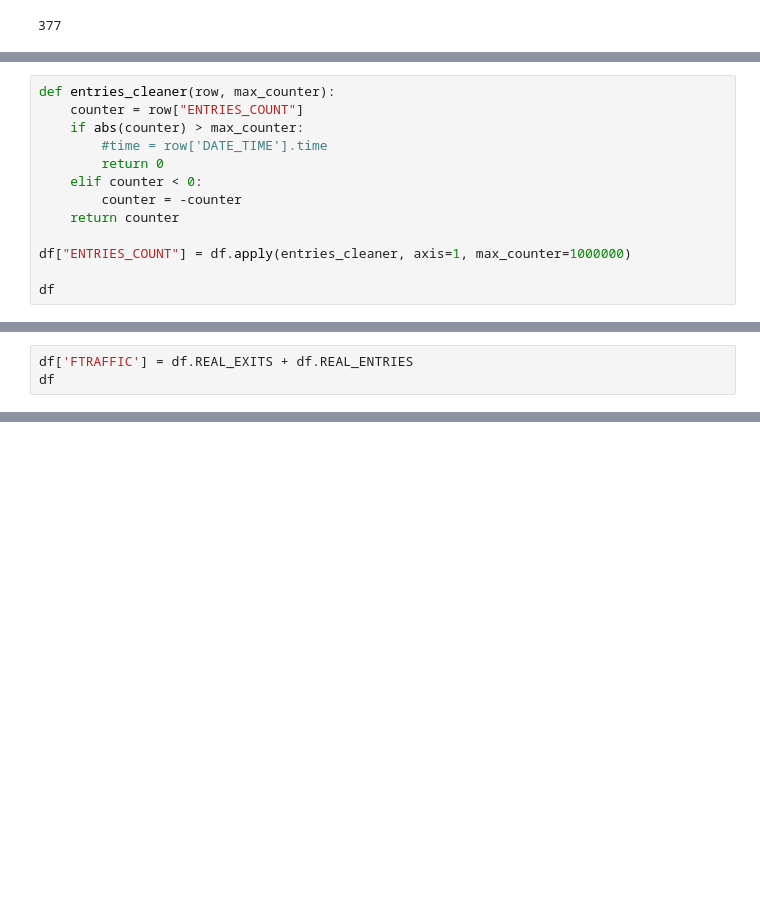
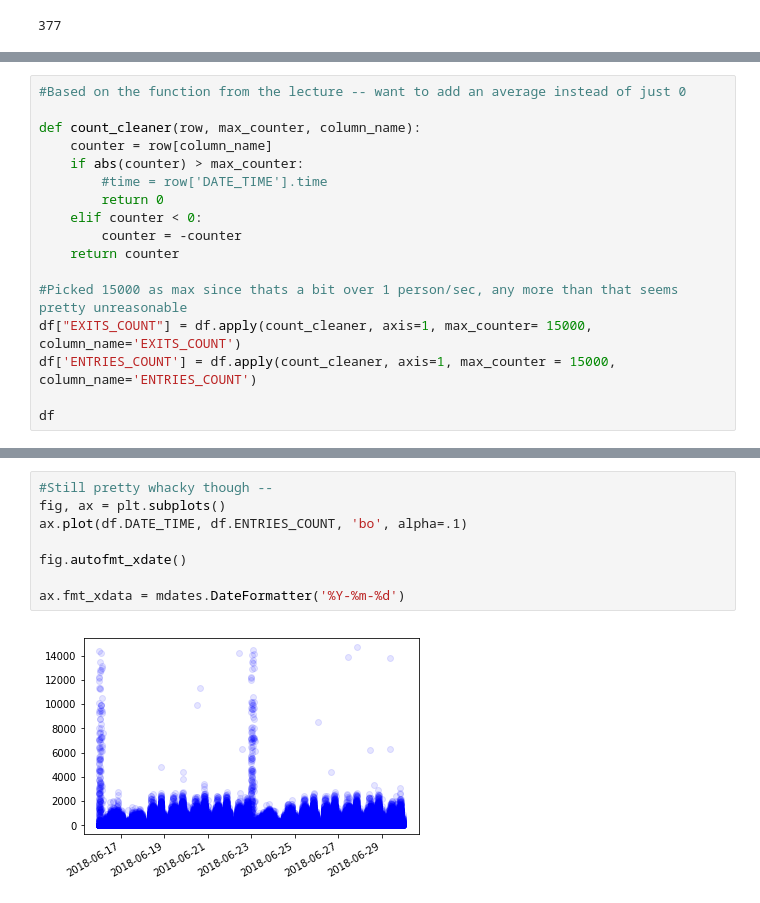
Before and after one commit to sgbroer/project_benson, a Jupyter notebook: MTA_Data_Handle_Sam.ipynb, the cells around one changed output, grey strips where cells are left out. Saved outputs shown, nothing was run; the diff lists cells and outputs as text; blank space fills up the shorter version.

```diff
--- a/MTA_Data_Handle_Sam.ipynb
+++ b/MTA_Data_Handle_Sam.ipynb
@@ -142,0 +164,17 @@ Name: ENTRIES_COUNT, dtype: int64
+# %%
+#Based on the function from the lecture -- want to add an average instead of just 0
+
+def count_cleaner(row, max_counter, column_name):
+    counter = row[column_name]
+    if abs(counter) > max_counter:
+        #time = row['DATE_TIME'].time
+        return 0
+    elif counter < 0:
+        counter = -counter
+    return counter
+
+#Picked 15000 as max since thats a bit over 1 person/sec, any more than that seems pretty unreasonable
+df["EXITS_COUNT"] = df.apply(count_cleaner, axis=1, max_counter= 15000, column_name='EXITS_COUNT')
+df['ENTRIES_COUNT'] = df.apply(count_cleaner, axis=1, max_counter = 15000, column_name='ENTRIES_COUNT')
+
+df
@@ -176,13 +210,0 @@ plt.plot(df.DATE_TIME, df.ENTRIES_COUNT, 'bo')
-# %%
-def entries_cleaner(row, max_counter):
-    counter = row["ENTRIES_COUNT"]
-    if abs(counter) > max_counter:
-        #time = row['DATE_TIME'].time
-        return 0
-    elif counter < 0:
-        counter = -counter
-    return counter
-
-df["ENTRIES_COUNT"] = df.apply(entries_cleaner, axis=1, max_counter=1000000)
-
-df
@@ -213,3 +210,0 @@ Name: ENTRIES_COUNT, dtype: int64
-# %%
-df['FTRAFFIC'] = df.REAL_EXITS + df.REAL_ENTRIES
-df
@@ -282,0 +211,10 @@ df[(abs(df['FTRAFFIC']) < 5000)].sort_values('FTRAFFIC')
+# %%
+#Still pretty whacky though --
+fig, ax = plt.subplots()
+ax.plot(df.DATE_TIME, df.ENTRIES_COUNT, 'bo', alpha=.1)
+
+fig.autofmt_xdate()
+
+ax.fmt_xdata = mdates.DateFormatter('%Y-%m-%d')
+# %% [output]
+[figure, added]
```
Also changed, not shown: parts of 31 cells of this notebook.
